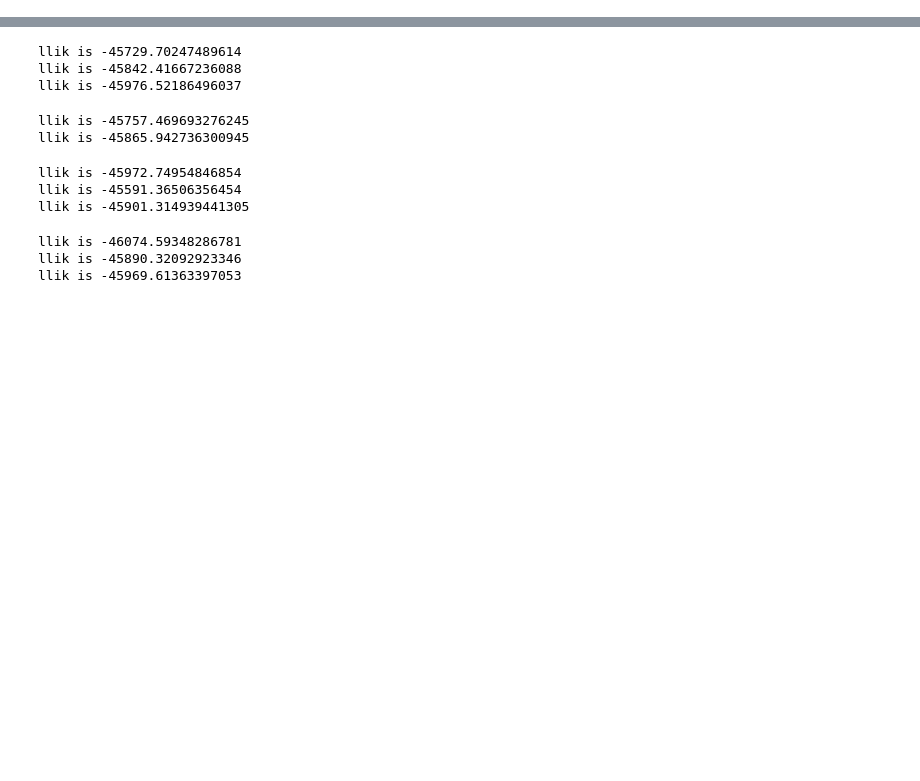
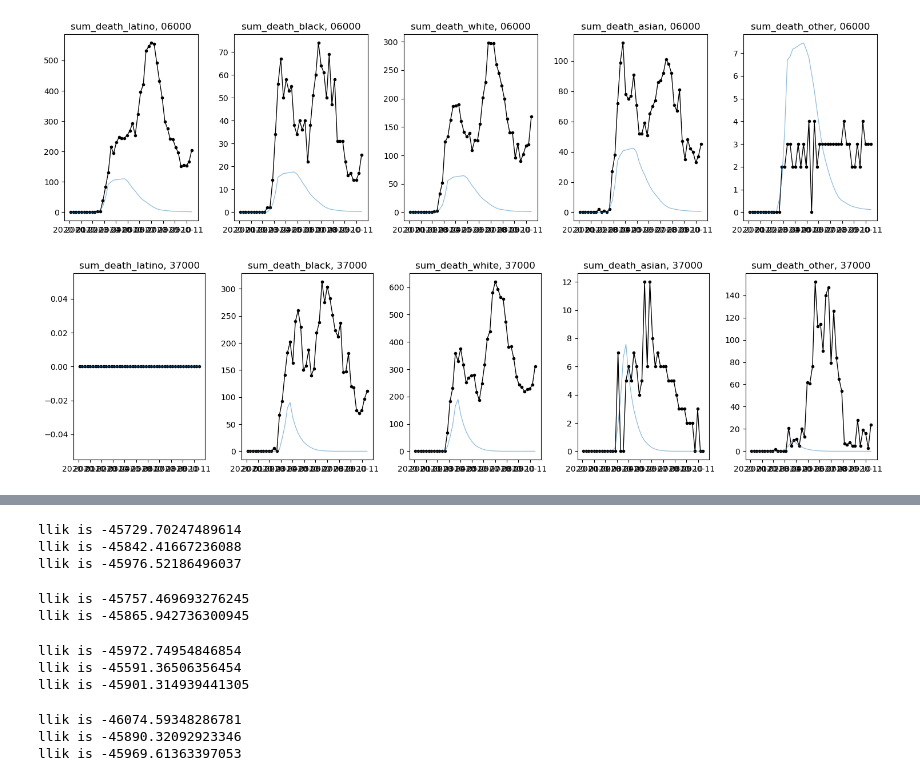
Before and after one commit to jcblemai/flepiMoP_Notebooks, a Jupyter notebook: emcee_gempyor.ipynb, the cells around one changed output, grey strips where cells are left out. Drawn from its saved outputs; the diff is of its cells as text; code cells hidden in the pictures; blank space fills up the shorter version.

```diff
--- a/emcee_gempyor.ipynb
+++ b/emcee_gempyor.ipynb
@@ -292,6 +187,7 @@ with multiprocessing.Pool(ncpu) as pool:
 # %%
 results = []
-for fn in gempyor.utils.list_filenames(folder=project_path+"model_output/", filters=[run_id, "hosp.parquet"]):
+for fn in gempyor.utils.list_filenames(folder=project_path+"/model_output/", filters=["hosp.parquet"]): ## TODO: here project path is correct, but use to concatenate path. the right way
    df = gempyor.read_df(fn)
    df = df.set_index("date")
    results.append(df)
+print(len(results))
@@ -332,0 +242,3 @@ plot_fit(modinf=gempyor_inference.modinf, inferpar=gempyor_inference.inferpar, l
+# %%
+from importlib import reload
+gempyor = reload(gempyor)
@@ -337,0 +303,5 @@ simulation_atomic(**ss, modinf=self.modinf, save=self.save)
+# %%
+p0 = gempyor_inference.inferpar.draw_initial(n_draw=nwalkers)
+test_set = p0[0]
+
+outcome_df_ref = gempyor_inference.simulate_proposal(test_set)
@@ -337,0 +312,3 @@ simulation_atomic(**ss, modinf=self.modinf, save=self.save)
+# %%
+for i in zip(gempyor_inference.inferpar.ptypes, gempyor_inference.inferpar.subpops, gempyor_inference.inferpar.pnames):
+    print(i[0], i[1], i[2])
@@ -337,0 +333,54 @@ simulation_atomic(**ss, modinf=self.modinf, save=self.save)
+# %%
+test_set = copy.deepcopy(p0[0])
+
+# change all the values that have gempyor_inference.inferpar.pnames containing "IFR" to 0.1
+for i, pname in enumerate(gempyor_inference.inferpar.pnames):
+    this_sp = gempyor_inference.inferpar.subpops[i]
+    if "IFR" in pname:
+        test_set[i] *= 2
+        if "black" in pname:
+             test_set[i] *= 1.5
+    if "latino_mod" in pname:
+        test_set[i] *= 1.5
+    if "white_mod" in pname:
+        test_set[i] /= 1.5
+    if "r0" in pname:
+        test_set[i] *= 1
+    if "local_variance" in pname:
+        if this_sp == "37000":
+            test_set[i] *= 2
+gempyor_inference.set_save(True)
+outcome_df = gempyor_inference.simulate_proposal(test_set)
+modinf=gempyor_inference.modinf
+inferpar=gempyor_inference.inferpar
+loss=gempyor_inference.logloss
+list_of_df=[outcome_df]
+
+
+for j, subpop in enumerate(modinf.subpop_struct.subpop_names):
+                fig, axes = plt.subplots(1, len(loss.statistics), figsize=(3 * len(loss.statistics), 4), sharex=True)
+
+                gt_s = loss.gt[loss.gt["subpop"] == subpop].sort_index()
+                first_date = max(gt_s.index.min(), list_of_df[0].index.min())
+                last_date = min(gt_s.index.max(), list_of_df[0].index.max())
+                gt_s = gt_s.loc[first_date:last_date].drop(["subpop"], axis=1).resample("W-SAT").sum()
+
+                for i, (stat_name, stat) in enumerate(loss.statistics.items()):
+                    ax = axes[i]
+                    ax.plot(gt_s[stat.data_var], color="k", marker=".", lw=1)
+                    for model_df in list_of_df:
+                        model_df_s = (
+                            model_df[model_df["subpop"] == subpop]
+                            .drop(["subpop"], axis=1)
+                            .loc[first_date:last_date]
+                            .resample("W-SAT")
+                            .sum()
+                        )  # todo sub subpop here
+                        ax.plot(model_df_s[stat.sim_var], lw=0.9, alpha=0.5)
+                    # if True:
+                    #        init_df_s = outcomes_df_ref[model_df["subpop"]==subpop].drop(["subpop","time"],axis=1).loc[min(gt_s.index):max(gt_s.index)].resample("W-SAT").sum() # todo sub subpop here
+                    ax.set_title(f"{stat_name}, {subpop}")
+                fig.tight_layout()
+# %% [output]
+[figure, added]
+[figure, added]
```
Also changed, not shown: parts of 33 cells of this notebook.
